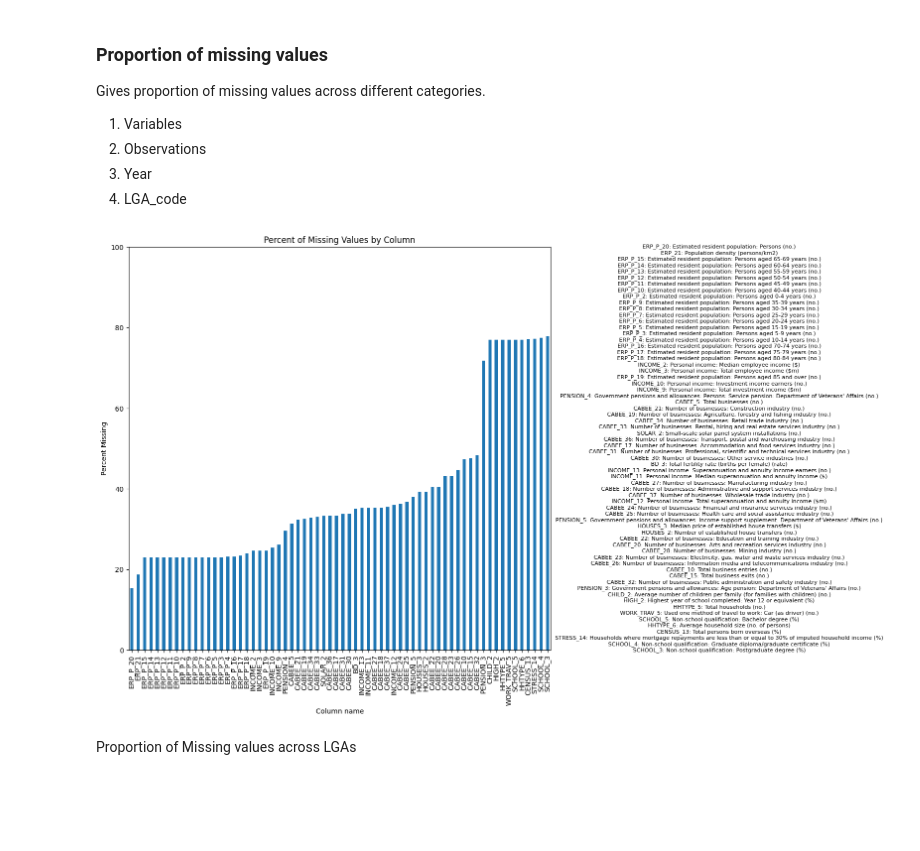
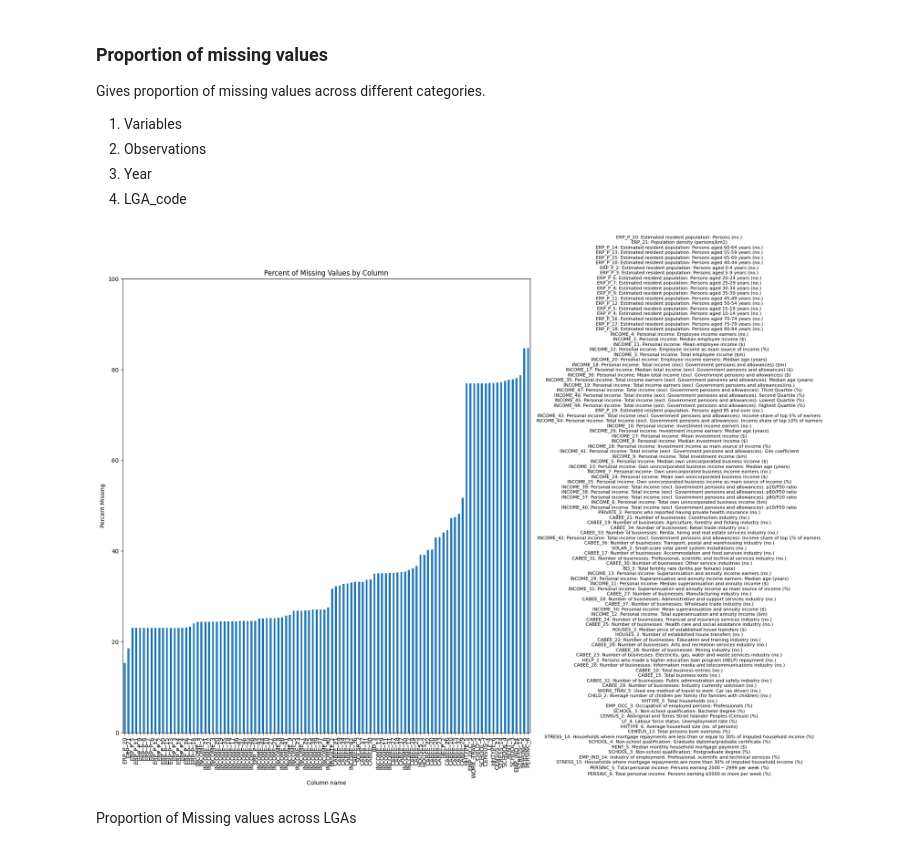
Before and after one commit to MarkStephens060482/forecasting_BEV_adoption_LGA, a Jupyter notebook: Uptake_of_Electric_Vehicles_Collating_and_Cleaning.ipynb, the cells around one changed output. Saved outputs shown, nothing was run; the diff lists cells and outputs as text; code cells hidden in the pictures; blank space fills up the shorter version.

```diff
--- a/Uptake_of_Electric_Vehicles_Collating_and_Cleaning.ipynb
+++ b/Uptake_of_Electric_Vehicles_Collating_and_Cleaning.ipynb
@@ -398,7 +401,7 @@ The number of different variables are: 67
 ### Read and Inspect Dataframe
 Examine data types
 # %%
-with open(PATH +'/raw_lgadata.csv',encoding="utf-8") as dataFile:
+with open(PATH +'/raw_lgadata1.csv',encoding="utf-8") as dataFile:
   data_df = pd.read_csv(dataFile,index_col=False)
 
 with open('data_dict.pickle', 'rb') as handle:
@@ -458,7 +461,7 @@ plt.ylabel('proportion of missing values dristribution')
 plt.show()
 
 # Filter out low population LGAs from dataset
-remove_lga_pop_threshold = 170
+remove_lga_pop_threshold = 175
 remove_low_pop_lga_codes = pop_data[pop_data['OBS_VALUE'] < remove_lga_pop_threshold]['LGA_code']
 count = len(remove_low_pop_lga_codes)
 for code in remove_low_pop_lga_codes:
@@ -545,36 +546,39 @@ variable_missing_value_prop.reset_index(inplace = True)
 variable_missing_value_prop = variable_missing_value_prop.drop(variable_missing_value_prop.columns[0], axis = 1)
 
 # Create a figure and an axis
-fig, (ax1, ax2) = plt.subplots(1,2,figsize=(16, 10),gridspec_kw={'width_ratios': [4, 1]})
+fig, (ax1, ax2) = plt.subplots(1,2,figsize=(18, 14),gridspec_kw={'width_ratios': [4, 1]})
 # Display missing values
 variable_missing_value_prop.sort_values(by = 'percent_missing').plot(kind = 'bar',
                                                                x = 'column_name',
                                                                y = 'percent_missing',
                                                                legend=False,
                                                                ax=ax1)
 ax1.set_xlabel('Column name')
 ax1.set_ylabel('Percent Missing')
 ax1.set_title('Percent of Missing Values by Column')
 ax1.set_ylim(0,100)
 # Rotate the x-tick labels by 45 degrees
 plt.xticks(fontsize=7)
+
 # Create a new dictionary with the keys sorted based on the sorted DataFrame
+#SOLAR
 old_key = 'SOLAR_7'
 new_key = 'SOLAR_2'
 if old_key in data_dict:
   data_dict[new_key] = data_dict.pop(old_key)
+
 sorted_data_dict = {key: data_dict[key] for key in variable_missing_value_prop['column_name']}
 # Add the data dictionary as text in the second subplot
 data_dict_text = '\n'.join([f'{key}: {value}' for key, value in sorted_data_dict.items()])
 ax2.text(0.5, 0.5, data_dict_text, fontsize=8, ha='center', va='center')
 ax2.axis('off')  # Remove axis from the second subplot
 
 # Show the plot
 
 plt.tight_layout()
 plt.show()
 # %% [output]
-[figure, old version]
+[figure, new version]
 # %% [markdown]
 Proportion of Missing values across LGAs
 # %%
```
Also changed, not shown: parts of 29 cells of this notebook.
